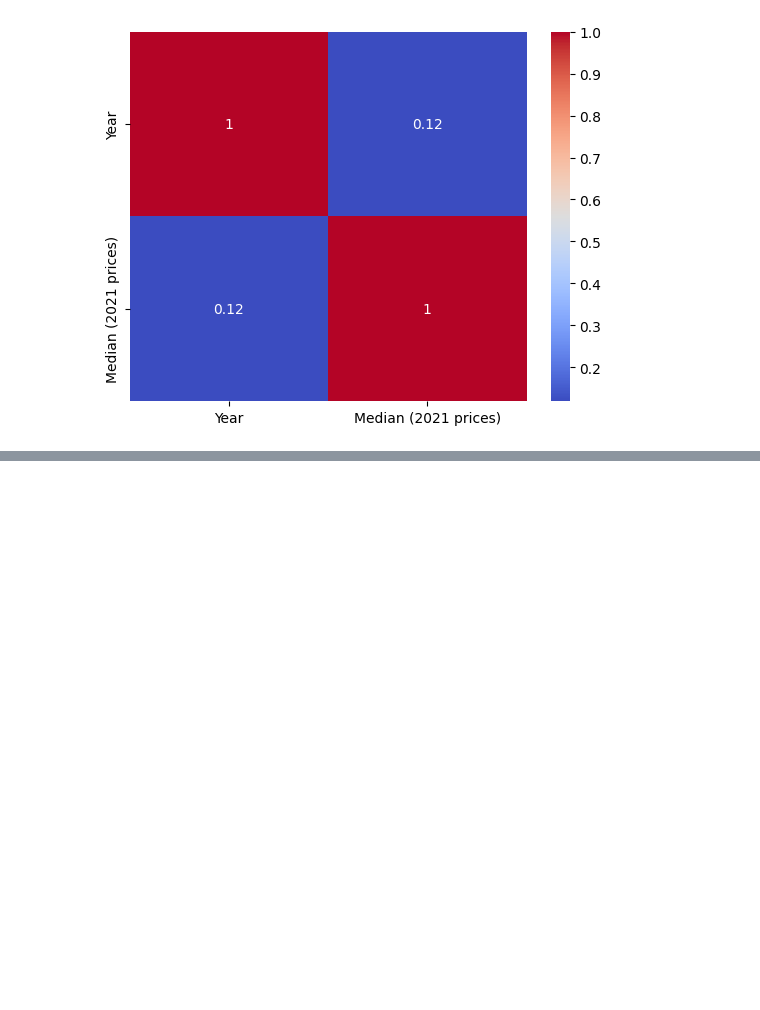
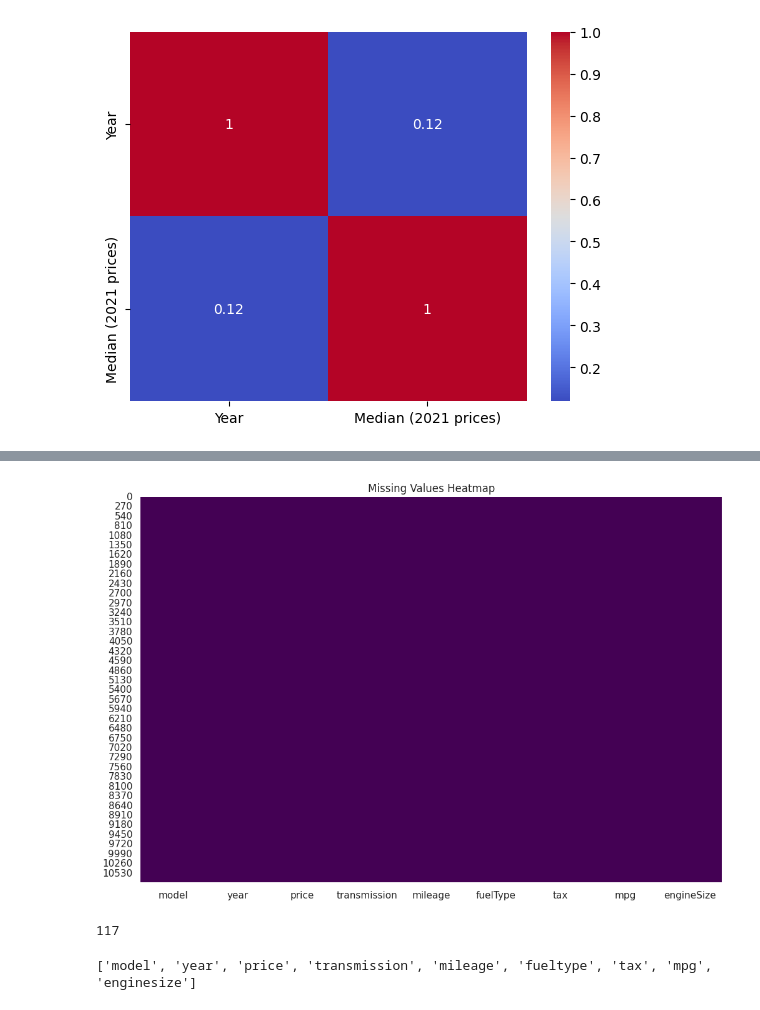
Before and after one commit to AnkanWork1/Training, a Jupyter notebook: WEEK 6/ml-project/notebooks/EDA.ipynb, the cells around one changed output, grey strips where cells are left out. Drawn from its saved outputs; the diff is of its cells as text; code cells hidden in the pictures; blank space fills up the shorter version.

```diff
--- a/WEEK 6/ml-project/notebooks/EDA.ipynb
+++ b/WEEK 6/ml-project/notebooks/EDA.ipynb
@@ -35,3 +37,5 @@ sns.heatmap(numeric_df.corr(), annot=True, cmap="coolwarm")
 # %% [output]
 <Axes: >
 [figure]
+# %%
+df=pd.read_csv("../data/raw/bmw.csv");
@@ -37,0 +111,22 @@ sns.heatmap(numeric_df.corr(), annot=True, cmap="coolwarm")
+# %%
+sns.set(style="whitegrid")
+
+plt.figure(figsize=(12,8))
+sns.heatmap(df.isnull(), cbar=False, cmap='viridis')
+plt.title('Missing Values Heatmap')
+plt.show()
+# %% [output]
+[figure, added]
+# %%
+print(df.duplicated().sum())
+# %% [output]
+117
+# %%
+# Standardize all column names
+df.columns = df.columns.str.strip()           # remove spaces
+df.columns = df.columns.str.lower()           # lowercase
+df.columns = df.columns.str.replace(' ', '_') # replace spaces with underscores
+
+print(df.columns.tolist())
+# %% [output]
+['model', 'year', 'price', 'transmission', 'mileage', 'fueltype', 'tax', 'mpg', 'enginesize']
```
Also changed, not shown: parts of 11 cells of this notebook, 11 other files.
